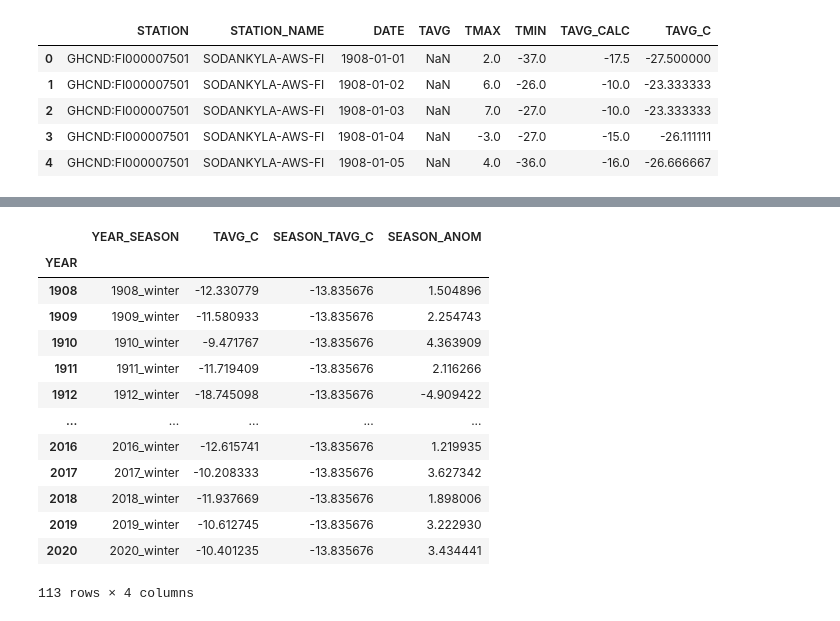
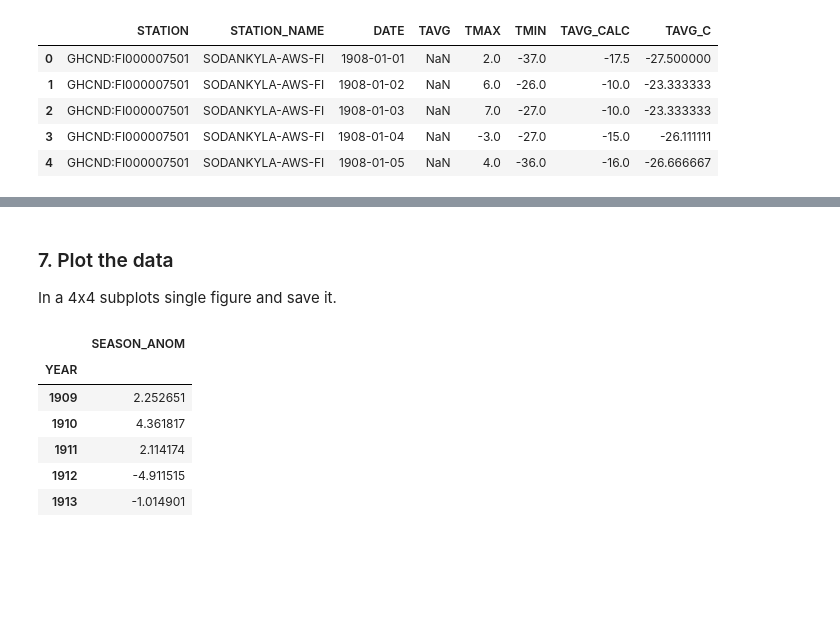
Before and after one commit to brunomc-eco/final-project-geo-python, a Jupyter notebook: seasonal-weather-anomalies.ipynb, the cells around one changed output, grey strips where cells are left out. Drawn from its saved outputs; the diff is of its cells as text; code cells hidden in the pictures; blank space fills up the shorter version.

```diff
--- a/seasonal-weather-anomalies.ipynb
+++ b/seasonal-weather-anomalies.ipynb
@@ -122,6 +142,9 @@ def season(month):
 # apply the function into a new column
 data['SEASON'] = data['MONTH'].apply(season)
 
+# Create a combined season_year variable for later grouping
+data['SEASON_YEAR'] = data['SEASON'] + "_" + data['YEAR'].astype(str)
+
 data.head()
 # %% [output]
 |  | STATION | STATION_NAME | DATE | TAVG | TMAX | TMIN | TAVG_CALC | TAVG_C | MONTH | YEAR | ... |
@@ -191,0 +211,11 @@ anomalies
+# %%
+# filter to desired period
+anomalies = seasonal_avg.loc[(seasonal_avg['YEAR'] >= 1909) & (seasonal_avg['YEAR'] <= 2019)]
+
+# join the reference temp values to the seasonal averages
+anomalies = anomalies.merge(ref_temps, on='SEASON', how='outer')
+
+# calculate seasonal monthly anomalies
+anomalies['SEASON_ANOM'] = anomalies['TAVG_C'] - anomalies['SEASON_REF_TAVG']
+
+anomalies
@@ -192,35 +236,20 @@ anomalies
+# %% [markdown]
+### 7. Plot the data
+In a 4x4 subplots single figure and save it.
 # %%
-# Split the dataset into the four seasons to facilitate plotting
+# Split the dataset into four dfs seasons to facilitate plotting
+winter = anomalies.loc[anomalies['SEASON'] == 'winter'][['YEAR', 'SEASON_ANOM']].set_index('YEAR')
+spring = anomalies.loc[anomalies['SEASON'] == 'spring'][['YEAR', 'SEASON_ANOM']].set_index('YEAR')
+summer = anomalies.loc[anomalies['SEASON'] == 'summer'][['YEAR', 'SEASON_ANOM']].set_index('YEAR')
+autumn = anomalies.loc[anomalies['SEASON'] == 'autumn'][['YEAR', 'SEASON_ANOM']].set_index('YEAR')
 
-winter_anomalies = anomalies.loc[anomalies['SEASON'] == 'winter'][['YEAR_SEASON', 'TAVG_C', 'SEASON_TAVG_C', 'SEASON_ANOM']]
-spring_anomalies = anomalies.loc[anomalies['SEASON'] == 'spring'][['YEAR_SEASON', 'TAVG_C', 'SEASON_TAVG_C', 'SEASON_ANOM']]
-summer_anomalies = anomalies.loc[anomalies['SEASON'] == 'summer'][['YEAR_SEASON', 'TAVG_C', 'SEASON_TAVG_C', 'SEASON_ANOM']]
-autumn_anomalies = anomalies.loc[anomalies['SEASON'] == 'autumn'][['YEAR_SEASON', 'TAVG_C', 'SEASON_TAVG_C', 'SEASON_ANOM']]
-
-winter_anomalies['YEAR'] = winter_anomalies['YEAR_SEASON'].str.slice(stop=4)
-spring_anomalies['YEAR'] = spring_anomalies['YEAR_SEASON'].str.slice(stop=4)
-summer_anomalies['YEAR'] = summer_anomalies['YEAR_SEASON'].str.slice(stop=4)
-autumn_anomalies['YEAR'] = autumn_anomalies['YEAR_SEASON'].str.slice(stop=4)
-
-winter_anomalies = winter_anomalies.set_index('YEAR')
-spring_anomalies = spring_anomalies.set_index('YEAR')
-summer_anomalies = summer_anomalies.set_index('YEAR')
-autumn_anomalies = autumn_anomalies.set_index('YEAR')
-
-winter_anomalies
+winter.head()
 # %% [output]
-|  | YEAR_SEASON | TAVG_C | SEASON_TAVG_C | SEASON_ANOM |
-| YEAR |  |  |  |  |
-| 1908 | 1908_winter | -12.330779 | -13.835676 | 1.504896 |
-| 1909 | 1909_winter | -11.580933 | -13.835676 | 2.254743 |
-| 1910 | 1910_winter | -9.471767 | -13.835676 | 4.363909 |
-| 1911 | 1911_winter | -11.719409 | -13.835676 | 2.116266 |
-| 1912 | 1912_winter | -18.745098 | -13.835676 | -4.909422 |
-| ... | ... | ... | ... | ... |
-| 2016 | 2016_winter | -12.615741 | -13.835676 | 1.219935 |
-| 2017 | 2017_winter | -10.208333 | -13.835676 | 3.627342 |
-| 2018 | 2018_winter | -11.937669 | -13.835676 | 1.898006 |
-| 2019 | 2019_winter | -10.612745 | -13.835676 | 3.222930 |
-| 2020 | 2020_winter | -10.401235 | -13.835676 | 3.434441 |
+|  | SEASON_ANOM |
+| YEAR |  |
+| 1909 | 2.252651 |
+| 1910 | 4.361817 |
+| 1911 | 2.114174 |
+| 1912 | -4.911515 |
+| 1913 | -1.014901 |
-113 rows × 4 columns
 # %%
```
Also changed, not shown: parts of 23 cells of this notebook, 1 other file.
